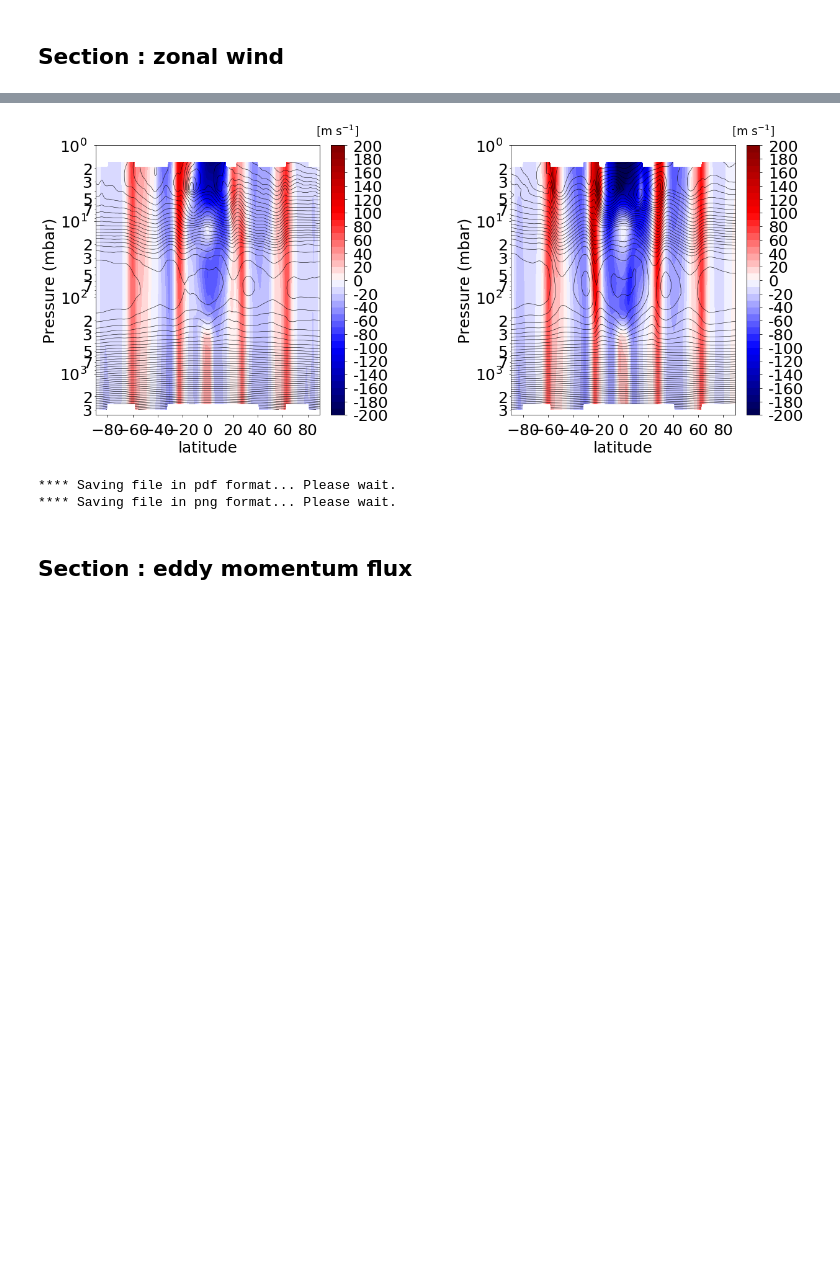
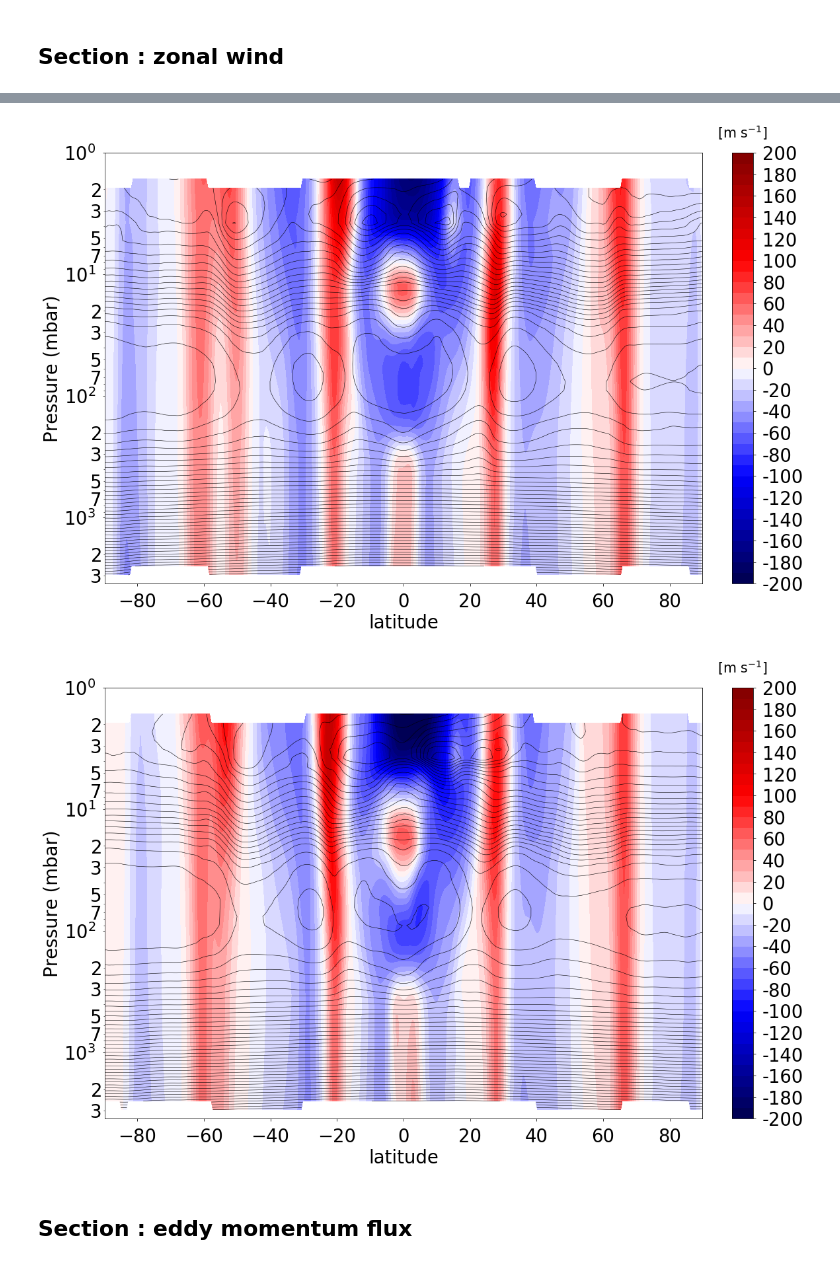
Before and after one commit to aymeric-spiga/saturn_paper, a Jupyter notebook: notebooks/paper_Saturn.ipynb, the cells around one changed output, grey strips where cells are left out. Saved outputs shown, nothing was run; the diff lists cells and outputs as text; code cells hidden in the pictures; blank space fills up the shorter version.

```diff
--- a/notebooks/paper_Saturn.ipynb
+++ b/notebooks/paper_Saturn.ipynb
@@ -11,7 +11,7 @@ mpl.rcParams['lines.linewidth'] = 3.0
 # %%
 ini = pp()
 ini.quiet = True
-ini.file = "/home/aspiga/data/dynamico-giant/tprecast_99.nc"
+ini.file = "/home/aspiga/data/dynamico-giant/tprecast_999.nc"
 ini.x = 999
 ini.useindex = "1000"
 ini.ndiv = 50
@@ -44,7 +46,16 @@ evo.div = 50
 # Plots
 # %% [markdown]
 ## Section :  zonal wind
+# %%
+def roughindex(ls,year):
+    ## this is the year_th simulated year
+    return int(((year-1)*49.) + (ls*49./360.))
 # %%
+year = 14 #11
+st = roughindex(0.,year)
+en = roughindex(360.,year)
+print st,en
+###
 section = pp() ; section << ini
 section.xp, section.yp = 20, 12
 section.var = ["u","temperature"]
@@ -52,7 +63,7 @@ section.vargoal = ["main","contour"]
 section.colorbar = "seismic"
 section.vmin, section.vmax, section.div  = -200., 200., 40
 section.fmt = "%.0f"
-section.t = "490,539"
+section.t = "%i,%i" % (st,en)
 section.logy = True
 section.ycoeff = 1./100.
 section.ylabel = "Pressure (mbar)"
@@ -67,14 +77,16 @@ section.out = "png" ; section.res = 300 ; m = section.plot() ; section.out = Non
 # %%
-section.t = ["502","514"] # ~ solstice then equinox
-section.yp = 8
-section.getplot()
-section.filename = "section_season"
-section.out = "pdf" ; m = section.plot() ; section.out = None
-section.out = "png" ; section.res = 300 ; m = section.plot() ; section.out = None
+year = 14 #11
+st = roughindex(90.,year)
+en = roughindex(180.,year)
+for tt in [str(st),str(en)]:
+    section.t = tt #[str(st),str(en)] # ~ solstice then equinox
+    section.getplot()
+    section.filename = "section_season_%s" % (tt)
+    section.out = "pdf" ; m = section.plot() ; section.out = None
+    section.out = "png" ; section.res = 300 ; m = section.plot() ; section.out = None
 # %% [output]
-[figure, old version]
+[figure, new version]
-**** Saving file in pdf format... Please wait.
-**** Saving file in png format... Please wait.
+[figure, added]
 # %% [markdown]
 ## Section :  eddy momentum flux
 # %%
```
Also changed, not shown: parts of 17 cells of this notebook, 4 other files.
